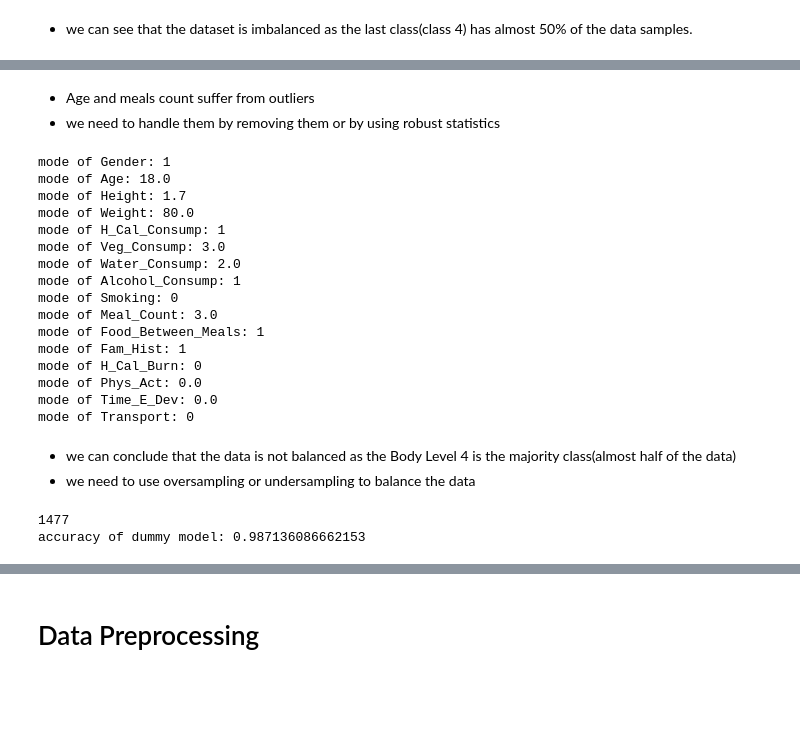
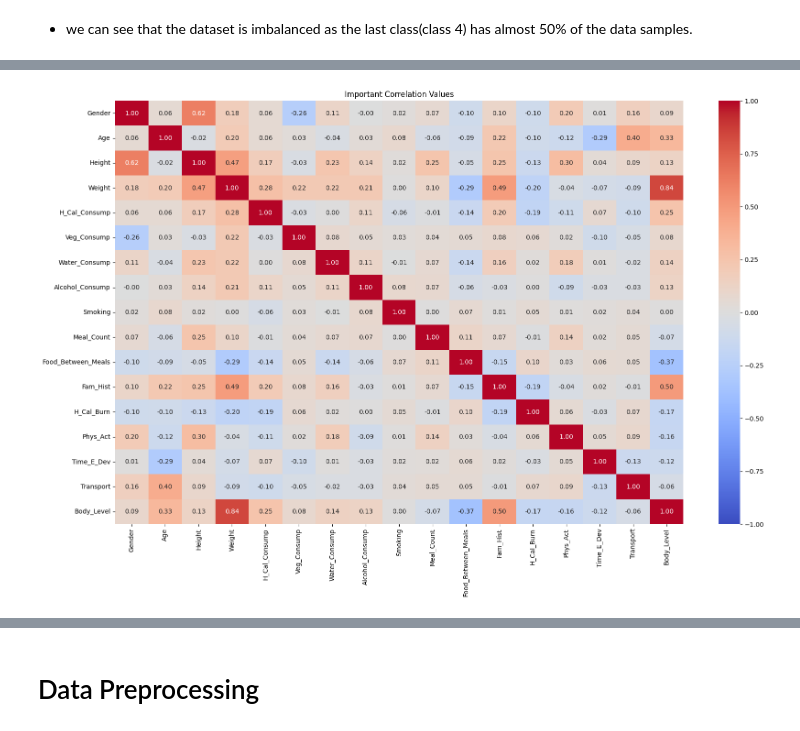
Before and after one commit to HazemAbdo/BodyMind, a Jupyter notebook: exploratory_data_analysis.ipynb, the cells around one changed output, grey strips where cells are left out. Cells and saved outputs as stored; diff of their text form; code cells hidden in the pictures; blank space fills up the shorter version.

Commit message:
start implementing the models

```diff
--- a/exploratory_data_analysis.ipynb
+++ b/exploratory_data_analysis.ipynb
@@ -108,31 +190,0 @@ number of outliers in Meal_Count: 405
-# %% [markdown]
-* Age and meals count suffer from outliers
-* we need to handle them by removing them or by using robust statistics
-# %%
-def mode_of_attribuite():
-    '''
-    return most frequent value of each attribute
-    '''
-    for col in attributes.columns:
-        print(f'mode of {col}: {attributes[col].mode()[0]}')
-mode_of_attribuite()
-# %% [output]
-mode of Gender: 1
-mode of Age: 18.0
-mode of Height: 1.7
-mode of Weight: 80.0
-mode of H_Cal_Consump: 1
-mode of Veg_Consump: 3.0
-mode of Water_Consump: 2.0
-mode of Alcohol_Consump: 1
-mode of Smoking: 0
-mode of Meal_Count: 3.0
-mode of Food_Between_Meals: 1
-mode of Fam_Hist: 1
-mode of H_Cal_Burn: 0
-mode of Phys_Act: 0.0
-mode of Time_E_Dev: 0.0
-mode of Transport: 0
-# %% [markdown]
-* we can conclude that the data is not balanced as the Body Level 4 is the majority class(almost half of the data)
-* we need to use oversampling or undersampling to balance the data
@@ -149,24 +191,9 @@ analyze_class(4)
-# %%
-def dummy_model():
-        my_predications = []
-        for i in range(len(attributes)):
-            bmi = attributes['Weight'][i] / (attributes['Height'][i] ** 2)
-            if bmi < 18.5:
-                my_predications.append(1)
-            elif bmi < 25:
-                my_predications.append(2)
-            elif bmi < 30:
-                my_predications.append(3)
-            else:
-                my_predications.append(4)
-        #calculate accuracy
-        correct = 0
-        print(len(df['Body_Level']))
-        for i in range(len(df['Body_Level'])):
-            if df['Body_Level'][i] == my_predications[i]:
-                correct += 1
-        print(f'accuracy of dummy model: {correct / len(df["Body_Level"])}')
-dummy_model()
-# %% [output]
-1477
-accuracy of dummy model: 0.987136086662153
+# %%
+corr=df.corr()
+plt.figure(figsize=(20, 12))
+(sns.heatmap(corr, annot=True, cmap="coolwarm",
+             vmin=-1, vmax=1, mask=corr.isnull(), fmt='.2f')
+ .set_title("Important Correlation Values"))
+plt.show()
+# %% [output]
+[figure, added]
```
Also changed, not shown: parts of 37 cells of this notebook.
